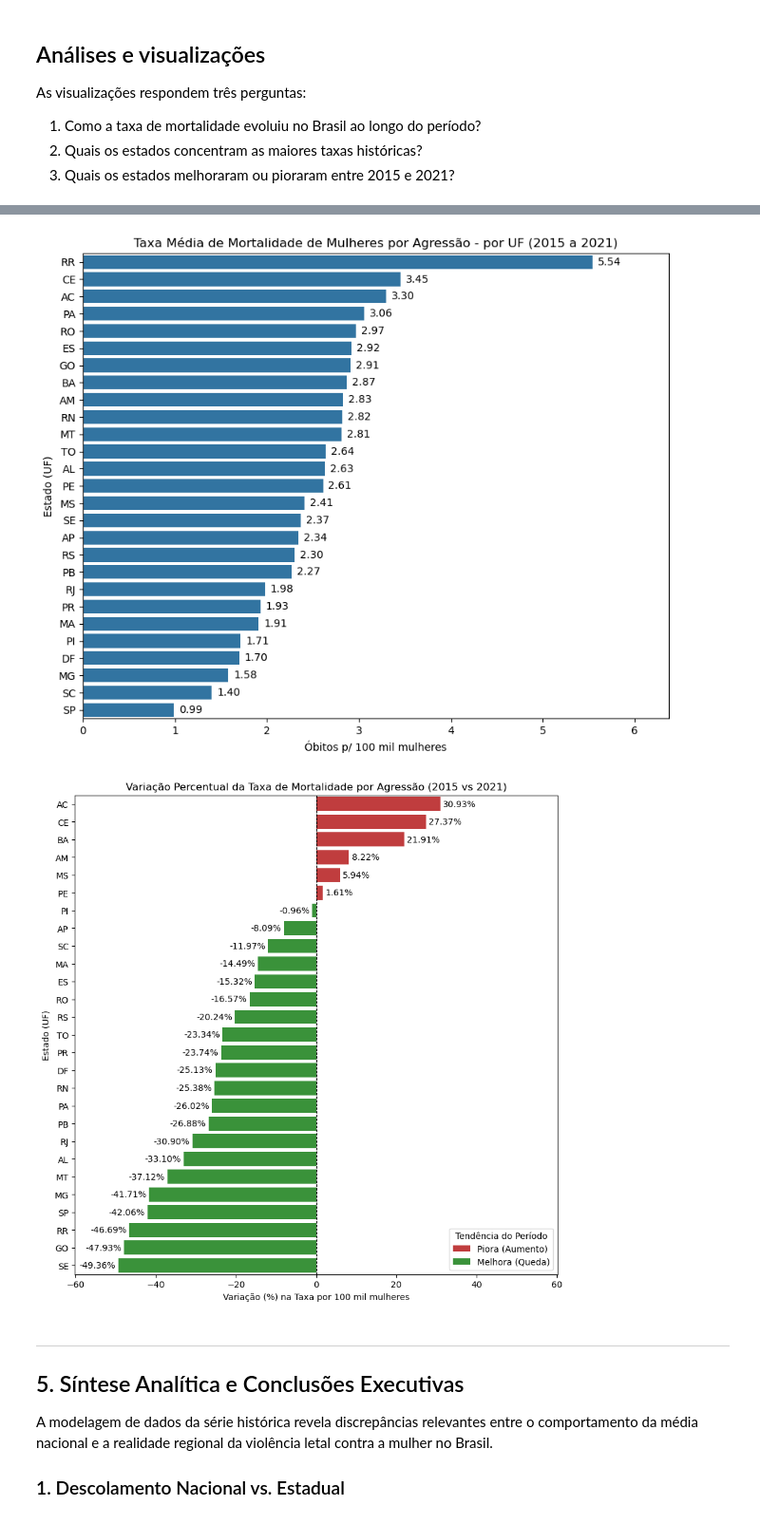
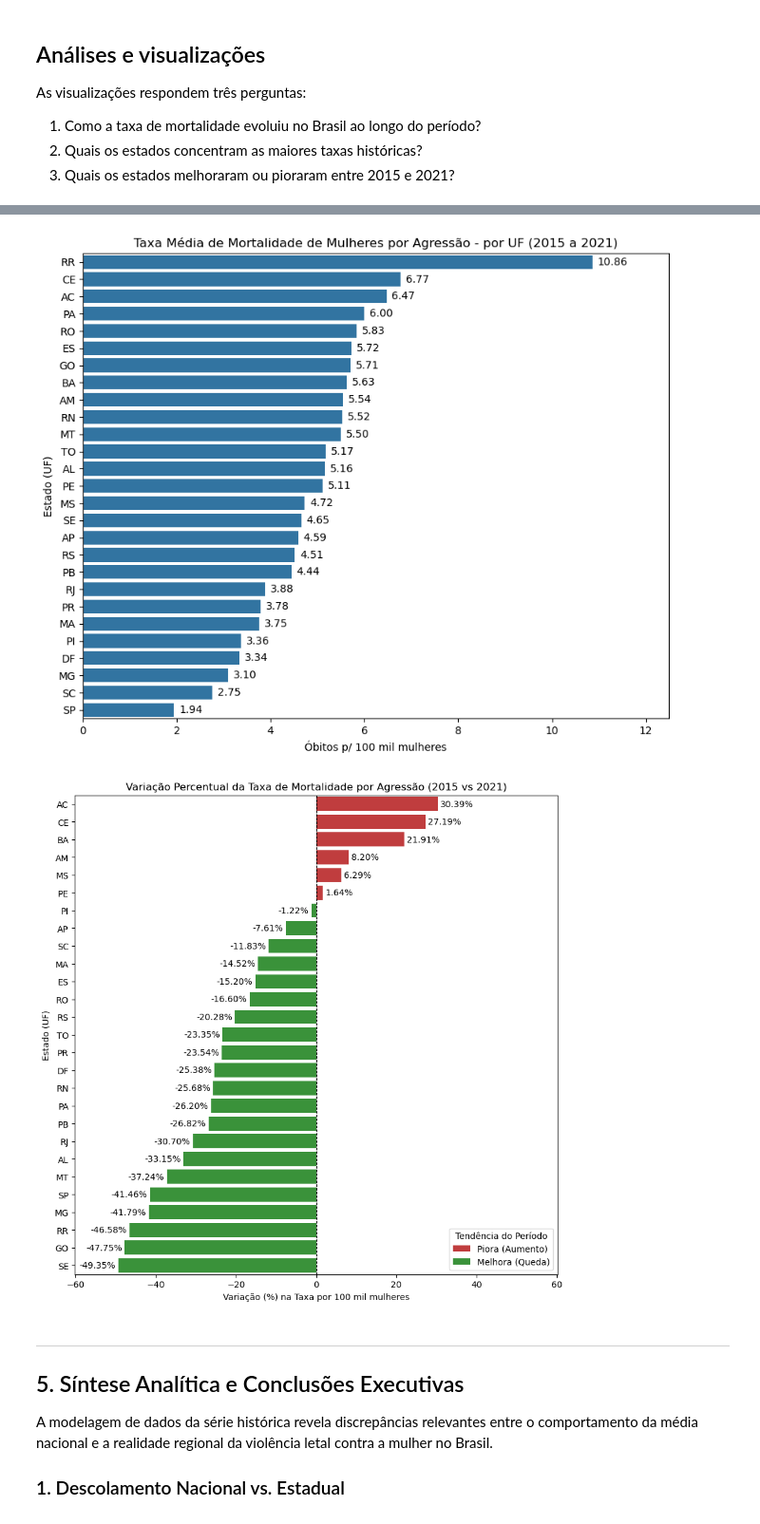
Before and after one commit to GustavoCyrilo/violencia_feminina_datasus, a Jupyter notebook: analise_mortalidade.ipynb, the cells around one changed output, grey strips where cells are left out. Shown at 95% size. Drawn from its saved outputs; the diff is of its cells as text; code cells hidden in the pictures.

```diff
--- a/analise_mortalidade.ipynb
+++ b/analise_mortalidade.ipynb
@@ -149,9 +122,14 @@ print(obitos_agrupados.head())
 # Inner join — exclui automaticamente combinações sem dados nos dois lados
 tabela_unificada = pd.merge(obitos_agrupados, populacao_df, on=["ESTADO", "ANO"], how="inner")
 # %%
+# Cria a estimativa da população feminina (51% do total)
+# Aproximação da população feminina: IBGE não disponibiliza estimativas intercensitárias por sexo para 2015-2021
+tabela_unificada["POP_FEMININA"] = (tabela_unificada["POPULACAO"] * 0.51).astype(int)
+
+# Calcula a taxa
 tabela_unificada["TAXA_POR_100K"] = calcular_taxa_100k(
     tabela_unificada["OBITOS"],
-    tabela_unificada["POPULACAO"]
+    tabela_unificada["POP_FEMININA"]
 )
 # %% [markdown]
 ## Análises e visualizações
@@ -163,7 +141,7 @@ As visualizações respondem três perguntas:
 # %%
 # Soma valores brutos antes de calcular a taxa — agregar taxas diretamente é matematicamente incorreto
 evolucao_brasil = (
-    tabela_unificada.groupby("ANO")[["OBITOS", "POPULACAO"]]
+    tabela_unificada.groupby("ANO")[["OBITOS", "POPULACAO", "POP_FEMININA"]]
     .sum()
     .reset_index()
 )
@@ -180,7 +158,7 @@ print(evolucao_brasil)
 # %%
 evolucao_brasil["TAXA_BRASIL"] = calcular_taxa_100k(
     evolucao_brasil["OBITOS"],
-    evolucao_brasil["POPULACAO"]
+    evolucao_brasil["POP_FEMININA"]
 )
 # %%
 fig, ax = plt.subplots(figsize=(10, 5))
@@ -275,11 +253,13 @@ ax.bar_label(
     padding=5
 )
 
-fig.savefig("taxa_mortalidade_estados.png", dpi=300, bbox_inches="tight")
+fig.savefig("outputs/taxa_mortalidade_estados.png",
+    dpi=300,
+    bbox_inches="tight")
 
 plt.show()
 # %% [output]
-[figure, old version]
+[figure, new version]
 # %%
 # Variação entre pontos extremos do período — não captura oscilações intermediárias
 df_pivot = tabela_unificada.pivot(index="ESTADO", columns="ANO", values="TAXA_POR_100K")
@@ -299,36 +279,38 @@ grafico_variacao = sns.barplot(
     ax=ax,
     palette={
         "Piora (Aumento)": "#d62728",
         "Melhora (Queda)": "#2ca02c"
     }
 )
 
 limite = max(
     abs(tabela_variacao["VARIACAO_PERCENTUAL"].min()),
     abs(tabela_variacao["VARIACAO_PERCENTUAL"].max())
 ) * 1.22
 
 grafico_variacao.set(
     title="Variação Percentual da Taxa de Mortalidade por Agressão (2015 vs 2021)",
     xlabel="Variação (%) na Taxa por 100 mil mulheres",
     ylabel="Estado (UF)",
     xlim=(-limite, limite)
 )
 
 ax.axvline(0, color="black", linewidth=0.8, linestyle="--")
 
 plt.legend(title="Tendência do Período", loc="lower right")
 
 for container in ax.containers:
     ax.bar_label(container, fmt="%.2f%%", padding=3)
 
 fig.savefig(
-    "variacao_mortalidade_uf_2015_2021.png", dpi=300, bbox_inches="tight"
-)
+    "outputs/variacao_mortalidade_uf_2015_2021.png",
+    dpi=300,
+    bbox_inches="tight")
+
 
 plt.show()
 # %% [output]
-[figure, old version]
+[figure, new version]
 # %% [markdown]
 ---
 
```
Also changed, not shown: parts of 21 cells of this notebook, 3 other files.
